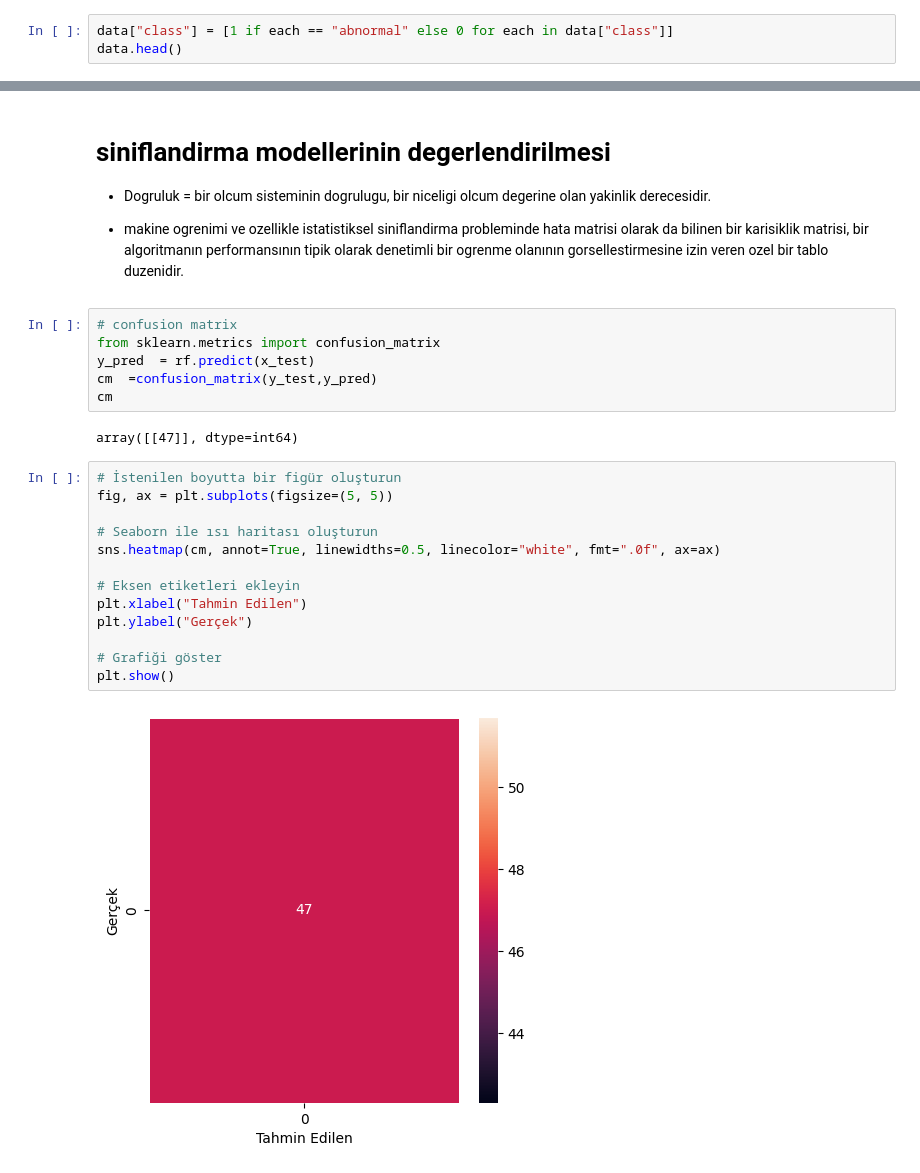
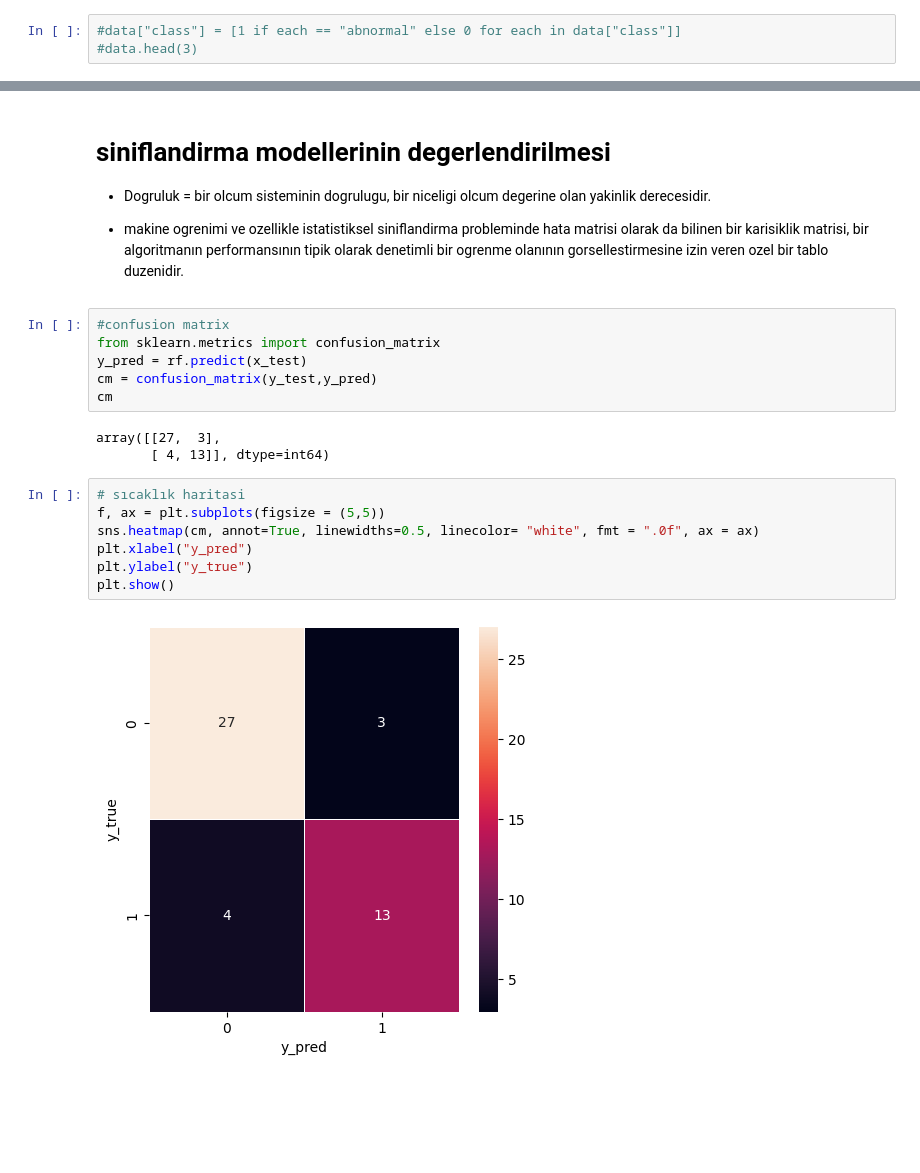
Before and after one commit to EmreUludag0/BTK-VeriBilimiMakineOgrenimiBootcamp, a Jupyter notebook: pythonDerinOgrenme/derinOgrenme.ipynb, the cells around one changed output, grey strips where cells are left out. Drawn from its saved outputs; the diff is of its cells as text; blank space fills up the shorter version.

```diff
--- a/pythonDerinOgrenme/derinOgrenme.ipynb
+++ b/pythonDerinOgrenme/derinOgrenme.ipynb
@@ -19,3 +17,3 @@ data.head()
 # %%
-data["class"] = [1 if each == "abnormal" else 0 for each in data["class"]]
-data.head()
+#data["class"] = [1 if each == "abnormal" else 0 for each in data["class"]]
+#data.head(3)
@@ -111,25 +104,20 @@ rastgele orman modeli test dogruluk: 1.0
 
 * makine ogrenimi ve ozellikle istatistiksel siniflandirma probleminde hata matrisi olarak da bilinen bir karisiklik matrisi, bir algoritmanın performansının tipik olarak denetimli bir ogrenme olanının gorsellestirmesine izin veren ozel bir tablo duzenidir.
 # %%
-# confusion matrix
+#confusion matrix
 from sklearn.metrics import confusion_matrix
-y_pred  = rf.predict(x_test)
-cm  =confusion_matrix(y_test,y_pred)
+y_pred = rf.predict(x_test)
+cm = confusion_matrix(y_test,y_pred)
 cm
 # %% [output]
-array([[47]], dtype=int64)
+array([[27,  3],
+       [ 4, 13]], dtype=int64)
 # %%
-# İstenilen boyutta bir figür oluşturun
-fig, ax = plt.subplots(figsize=(5, 5))
-
-# Seaborn ile ısı haritası oluşturun
-sns.heatmap(cm, annot=True, linewidths=0.5, linecolor="white", fmt=".0f", ax=ax)
-
-# Eksen etiketleri ekleyin
-plt.xlabel("Tahmin Edilen")
-plt.ylabel("Gerçek")
-
-# Grafiği göster
+# sıcaklık haritasi
+f, ax = plt.subplots(figsize = (5,5))
+sns.heatmap(cm, annot=True, linewidths=0.5, linecolor= "white", fmt = ".0f", ax = ax)
+plt.xlabel("y_pred")
+plt.ylabel("y_true")
 plt.show()
 # %% [output]
-[figure, old version]
+[figure, new version]
```
Also changed, not shown: parts of 11 cells of this notebook, 1 other file.
